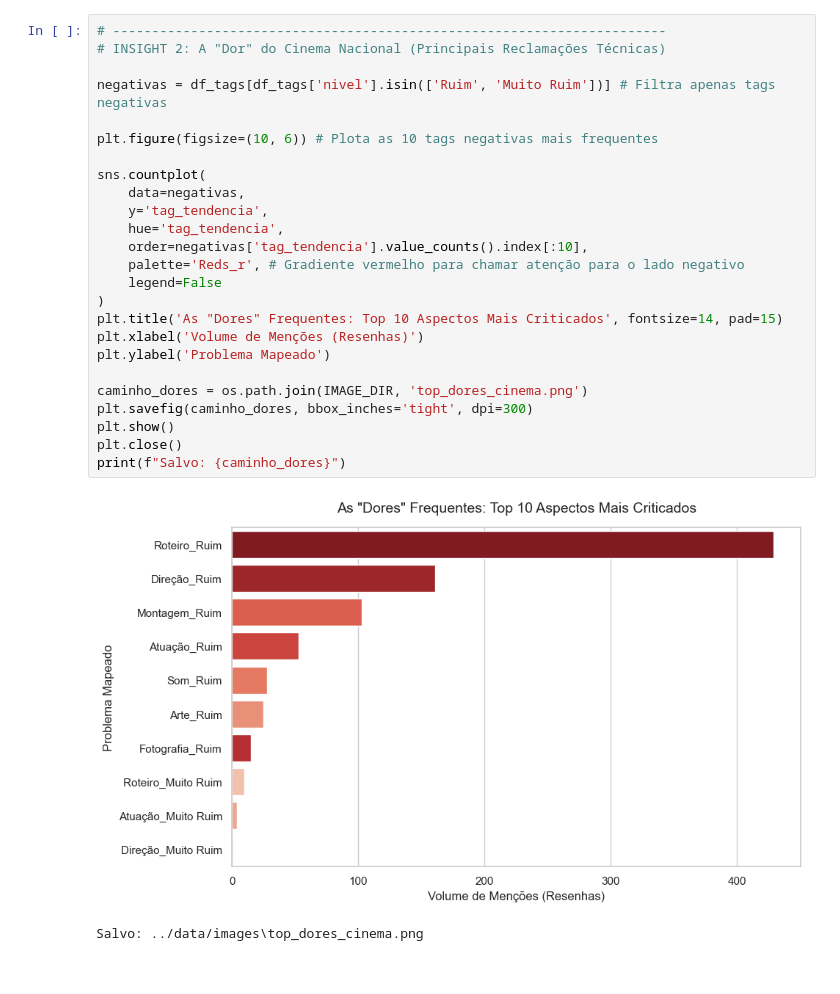
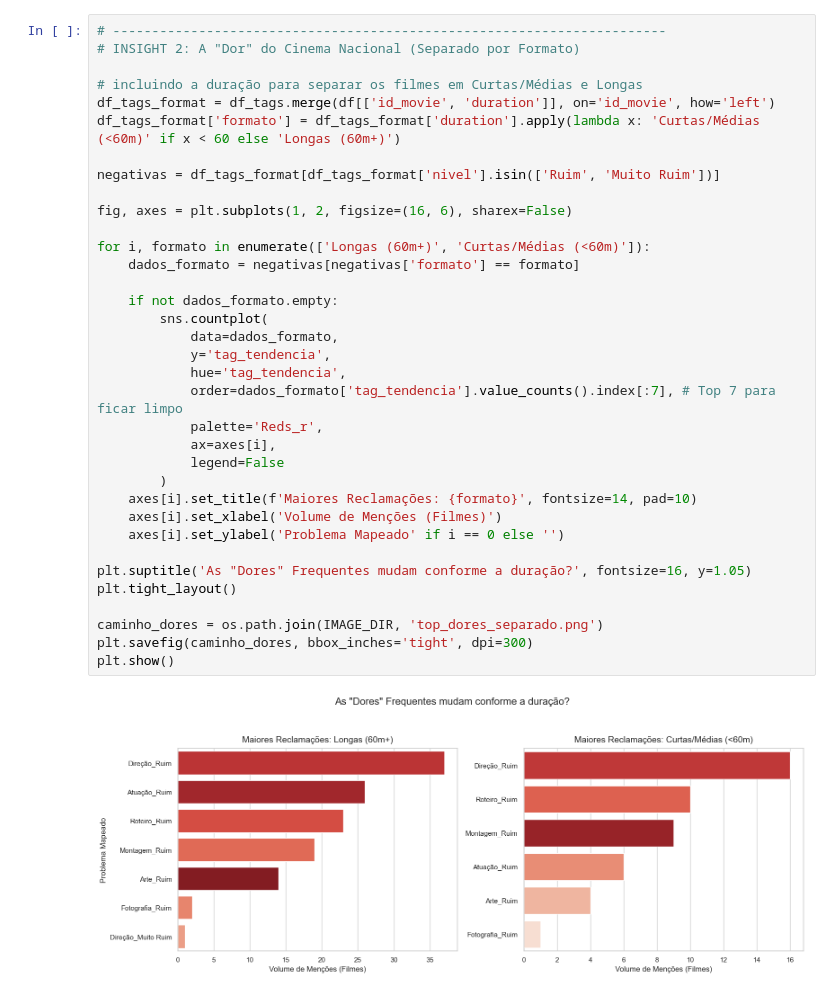
Before and after one commit to renatowada/project_cinema_br_npl, a Jupyter notebook: notebooks/01_analise_e_insights.ipynb, the cells around one changed output. Drawn from its saved outputs; the diff is of its cells as text.

Commit message:
adicionado separar em curta e longa metragens

```diff
--- a/notebooks/01_analise_e_insights.ipynb
+++ b/notebooks/01_analise_e_insights.ipynb
@@ -87,31 +90,40 @@ plt.show()
 # %%
 # -----------------------------------------------------------------------
-# INSIGHT 2: A "Dor" do Cinema Nacional (Principais Reclamações Técnicas)
+# INSIGHT 2: A "Dor" do Cinema Nacional (Separado por Formato)
 
-negativas = df_tags[df_tags['nivel'].isin(['Ruim', 'Muito Ruim'])] # Filtra apenas tags negativas
+# incluindo a duração para separar os filmes em Curtas/Médias e Longas
+df_tags_format = df_tags.merge(df[['id_movie', 'duration']], on='id_movie', how='left')
+df_tags_format['formato'] = df_tags_format['duration'].apply(lambda x: 'Curtas/Médias (<60m)' if x < 60 else 'Longas (60m+)')
 
-plt.figure(figsize=(10, 6)) # Plota as 10 tags negativas mais frequentes
+negativas = df_tags_format[df_tags_format['nivel'].isin(['Ruim', 'Muito Ruim'])]
 
-sns.countplot(
-    data=negativas,
-    y='tag_tendencia',
-    hue='tag_tendencia',
-    order=negativas['tag_tendencia'].value_counts().index[:10],
-    palette='Reds_r', # Gradiente vermelho para chamar atenção para o lado negativo
-    legend=False
-)
-plt.title('As "Dores" Frequentes: Top 10 Aspectos Mais Criticados', fontsize=14, pad=15)
-plt.xlabel('Volume de Menções (Resenhas)')
-plt.ylabel('Problema Mapeado')
+fig, axes = plt.subplots(1, 2, figsize=(16, 6), sharex=False)
 
-caminho_dores = os.path.join(IMAGE_DIR, 'top_dores_cinema.png')
+for i, formato in enumerate(['Longas (60m+)', 'Curtas/Médias (<60m)']):
+    dados_formato = negativas[negativas['formato'] == formato]
+
+    if not dados_formato.empty:
+        sns.countplot(
+            data=dados_formato,
+            y='tag_tendencia',
+            hue='tag_tendencia',
+            order=dados_formato['tag_tendencia'].value_counts().index[:7], # Top 7 para ficar limpo
+            palette='Reds_r',
+            ax=axes[i],
+            legend=False
+        )
+    axes[i].set_title(f'Maiores Reclamações: {formato}', fontsize=14, pad=10)
+    axes[i].set_xlabel('Volume de Menções (Filmes)')
+    axes[i].set_ylabel('Problema Mapeado' if i == 0 else '')
+
+plt.suptitle('As "Dores" Frequentes mudam conforme a duração?', fontsize=16, y=1.05)
+plt.tight_layout()
+
+caminho_dores = os.path.join(IMAGE_DIR, 'top_dores_separado.png')
 plt.savefig(caminho_dores, bbox_inches='tight', dpi=300)
 plt.show()
-plt.close()
-print(f"Salvo: {caminho_dores}")
 # %% [output]
-[figure, old version]
+[figure, new version]
-Salvo: ../data/images\top_dores_cinema.png
 # %%
 # -----------------------------------------------------------------------
 # INSIGHT 3: Forças por Gênero (Onde cada gênero acerta?)
```
Also changed, not shown: parts of 9 cells of this notebook, 13 other files.
